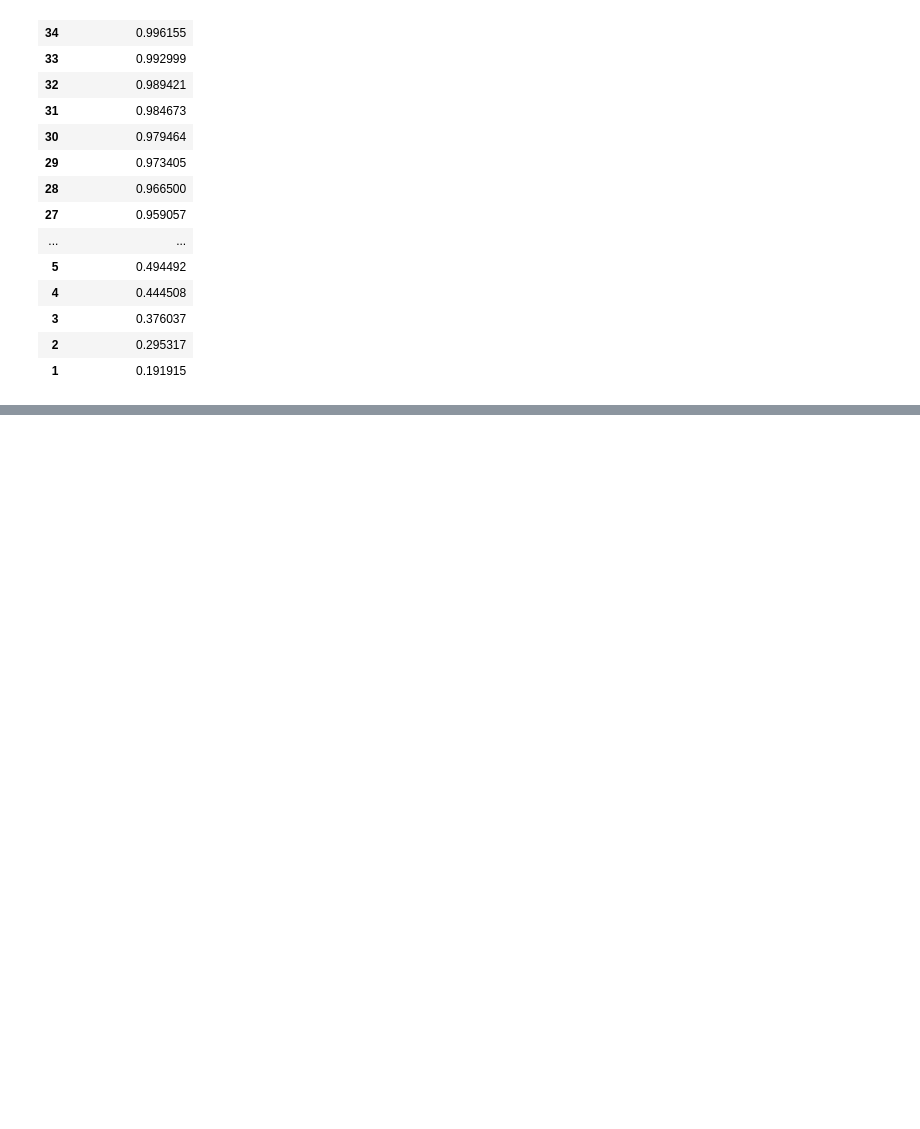
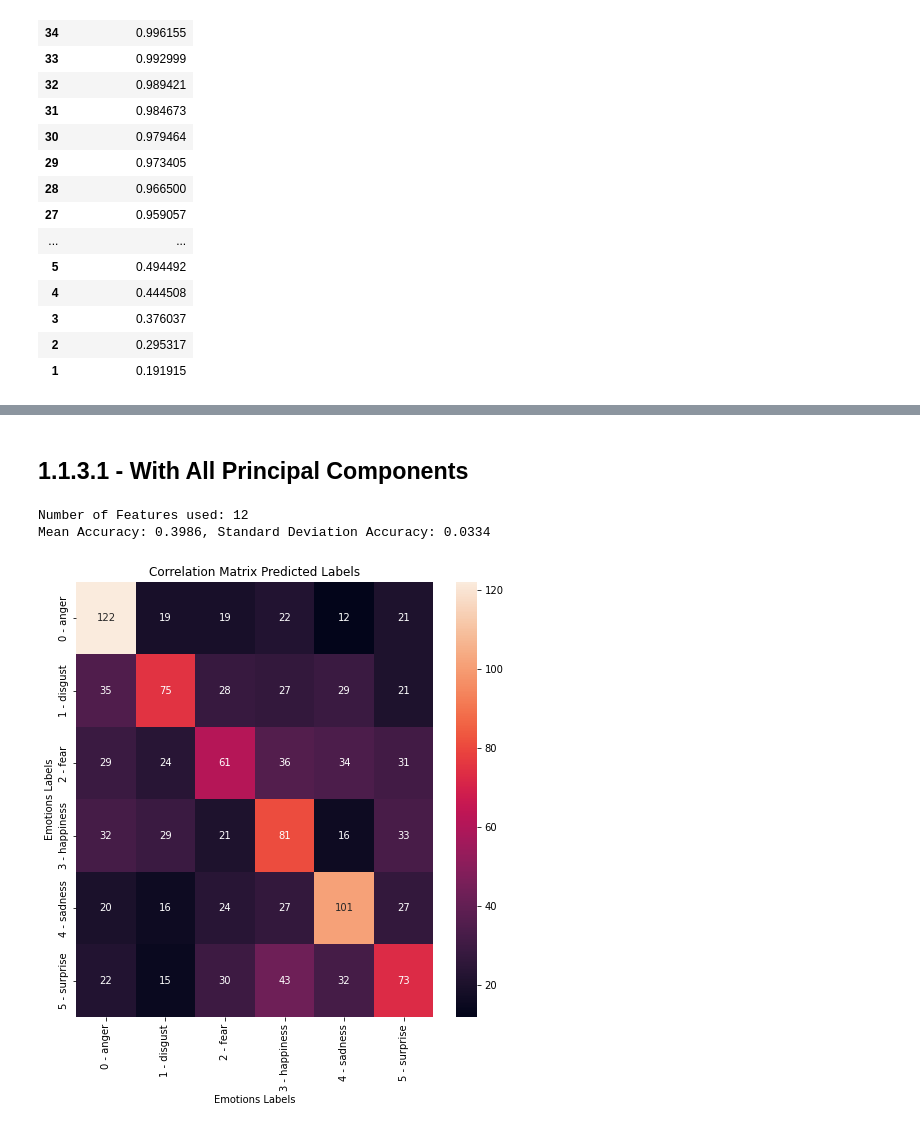
Before and after one commit to MarioCSilva/Speech_Emotion_Recognition_Thesis, a Jupyter notebook: data/3_feature_selection.ipynb, the cells around one changed output, grey strips where cells are left out. Drawn from its saved outputs; the diff is of its cells as text; code cells hidden in the pictures; blank space fills up the shorter version.

```diff
--- a/data/3_feature_selection.ipynb
+++ b/data/3_feature_selection.ipynb
@@ -399,3 +382,13 @@ pd.DataFrame().from_dict(num_comp_var, orient='index', columns=["Total Variance
 | 3 | 0.376037 |
 | 2 | 0.295317 |
 | 1 | 0.191915 |
+# %%
+pca = PCA(random_state=1)
+data_scaled_elim = StandardScaler().fit_transform(data_elim_feats)
+data_pca_elim = pca.fit_transform(data_scaled_elim)
+explained_variance = pca.explained_variance_ratio_
+list(explained_variance).sort(reverse=True)
+comp_var_elim = {}
+for i in range(len(explained_variance), 0, -1):
+    comp_var_elim[i] = np.sum(explained_variance[:i])
+pd.DataFrame().from_dict(comp_var_elim, orient='index', columns=["Total Variance Ratio"])
@@ -401,0 +493,8 @@ pd.DataFrame().from_dict(num_comp_var, orient='index', columns=["Total Variance
+# %% [markdown]
+## 1.1.3.1 - With All Principal Components
+# %%
+plot_cm_predictions(RandomForest(random_state=1, max_features=None), data_pca_elim, labels)
+# %% [output]
+Number of Features used: 12
+Mean Accuracy: 0.3986, Standard Deviation Accuracy: 0.0334
+[figure, added]
```
Also changed, not shown: parts of 29 cells of this notebook.
